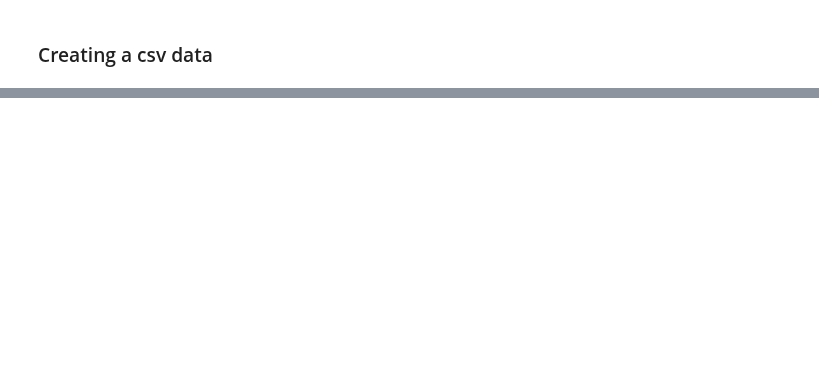
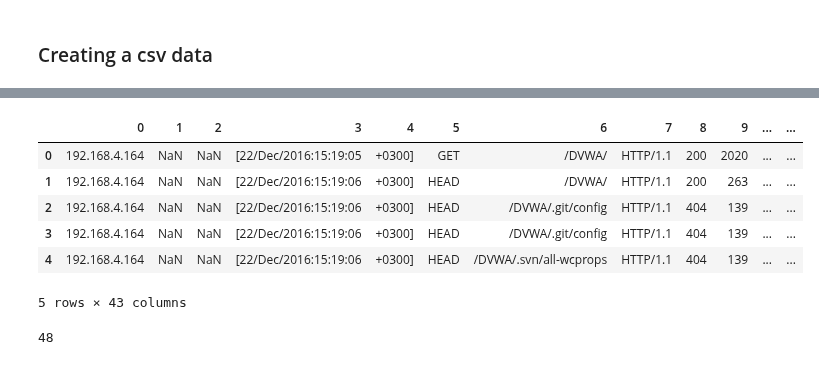
Before and after one commit to Tysonic/Data-Science-Resources, a Jupyter notebook: Upskill final project/Notebook/Unskill_final_project.ipynb, the cells around one changed output, grey strips where cells are left out. Cells and saved outputs as stored; diff of their text form; code cells hidden in the pictures; blank space fills up the shorter version.

```diff
--- a/Upskill final project/Notebook/Unskill_final_project.ipynb
+++ b/Upskill final project/Notebook/Unskill_final_project.ipynb
@@ -40,0 +37,28 @@ df.drop([0,3,4,5,6,7,8,9,10,11,12,13,14,15,16,17,18,19,20,21], axis=1,inplace=Tr
+# %%
+for x in netsparker_df.columns:
+    netsparker_df['ip_address']=netsparker_df[0]
+    netsparker_df['remote_log_name']=netsparker_df[1]
+    netsparker_df['authenticated_user_name']=netsparker_df[2]
+    netsparker_df['timestamp']=netsparker_df[3]+' '+netsparker_df[4]
+    netsparker_df['method']=netsparker_df[5]
+    netsparker_df['requesta_url']=netsparker_df[6]
+    netsparker_df['protocal']=netsparker_df[7]
+    netsparker_df['status_code']=netsparker_df[8]
+    netsparker_df['bytes_transferred']=netsparker_df[9]
+    netsparker_df['referrer_url']=netsparker_df[10]
+    netsparker_df['user_agent']=netsparker_df[11]+' '+netsparker_df[12]+' '+netsparker_df[13]+' '+\
+    netsparker_df[14]+' '+netsparker_df[15]+' '+netsparker_df[16]+' '+netsparker_df[17]+' '+netsparker_df[17]\
+    +" "+netsparker_df[18]+' '+netsparker_df[19]+" "+netsparker_df[20]+" "+netsparker_df[21]
+netsparker_df.head()
+# %% [output]
+|  | 0 | 1 | 2 | 3 | 4 | 5 | 6 | 7 | 8 | 9 | ... | ... |
+| 0 | 192.168.4.164 | NaN | NaN | [22/Dec/2016:15:19:05 | +0300] | GET | /DVWA/ | HTTP/1.1 | 200 | 2020 | ... | ... |
+| 1 | 192.168.4.164 | NaN | NaN | [22/Dec/2016:15:19:06 | +0300] | HEAD | /DVWA/ | HTTP/1.1 | 200 | 263 | ... | ... |
+| 2 | 192.168.4.164 | NaN | NaN | [22/Dec/2016:15:19:06 | +0300] | HEAD | /DVWA/.git/config | HTTP/1.1 | 404 | 139 | ... | ... |
+| 3 | 192.168.4.164 | NaN | NaN | [22/Dec/2016:15:19:06 | +0300] | HEAD | /DVWA/.git/config | HTTP/1.1 | 404 | 139 | ... | ... |
+| 4 | 192.168.4.164 | NaN | NaN | [22/Dec/2016:15:19:06 | +0300] | HEAD | /DVWA/.svn/all-wcprops | HTTP/1.1 | 404 | 139 | ... | ... |
+5 rows × 43 columns
+# %%
+len(netsparker_df[netsparker_df.user_agent.isnull()].index)
+# %% [output]
+48
```
Also changed, not shown: parts of 52 cells of this notebook, 6 other files.
